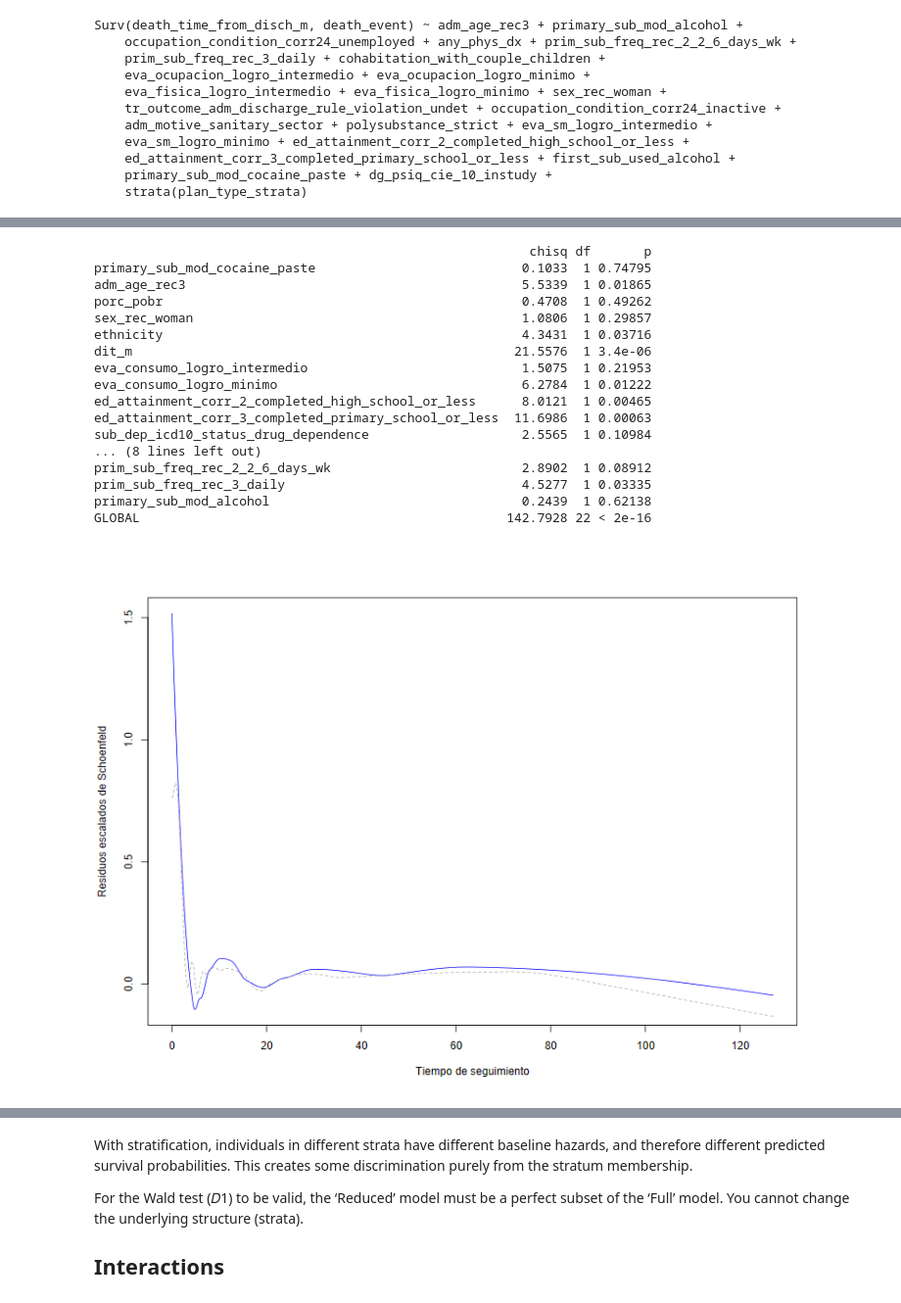
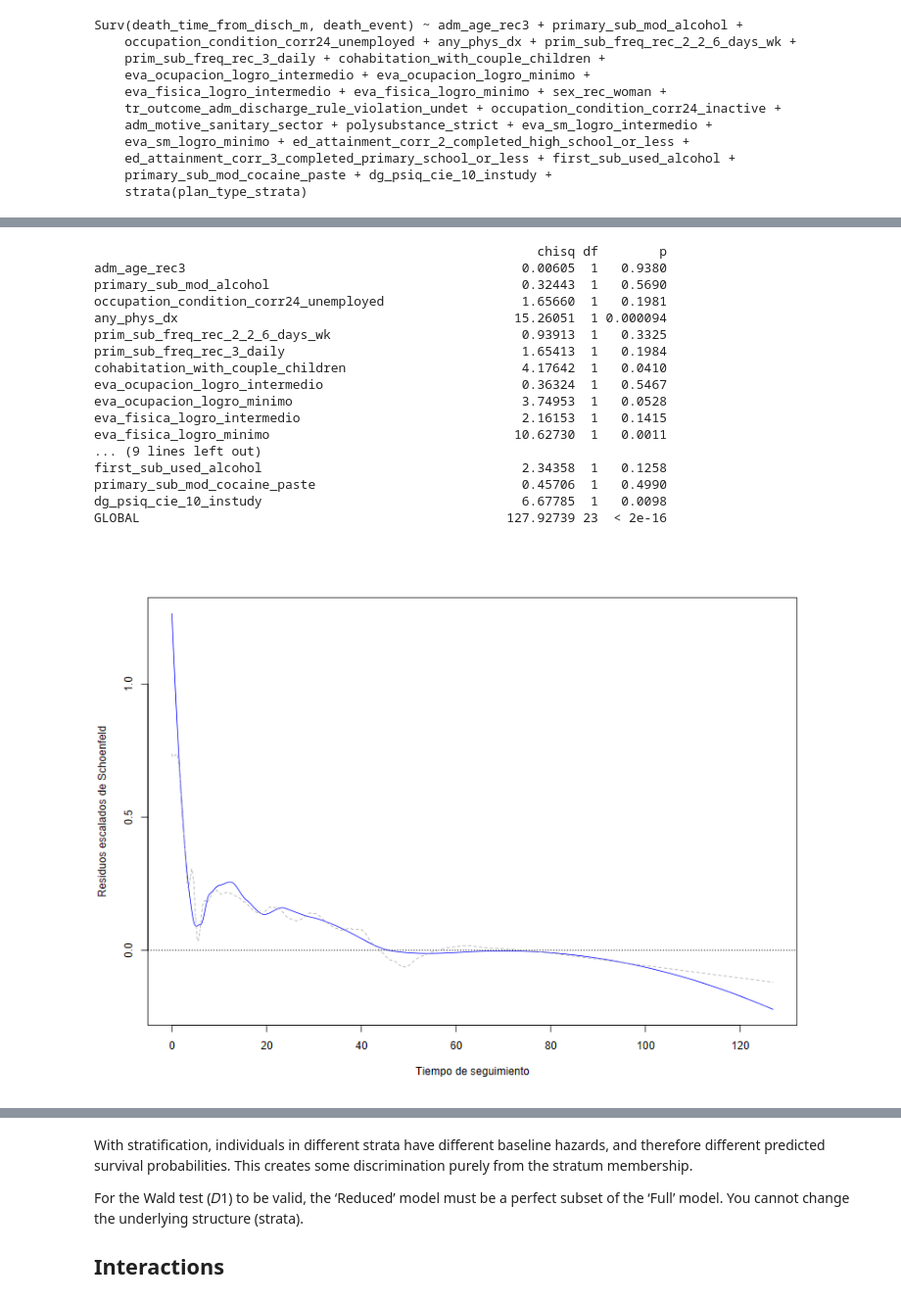
Before and after one commit to FONDECYTACC/cons2025, a Jupyter notebook: prediction24_converted.ipynb, the cells around one changed output, grey strips where cells are left out. Shown at 98% size. Saved outputs shown, nothing was run; the diff lists cells and outputs as text; code cells hidden in the pictures.

```diff
--- a/prediction24_converted.ipynb
+++ b/prediction24_converted.ipynb
@@ -2328,43 +2541,43 @@ GLOBAL                                 33.829 12  0.00072
 # %%
-#| label: shap-criteria-nph2
+#| label: shap-criteria-nph2-death
 
-cox.zph(coxph(formula_shap_readmit_clean, data= py_corrected_datasets[[1]]))
+cox.zph(coxph(formula_shap_ds_death, data= py_corrected_datasets[[1]]))
 # %% [output]
-                                                         chisq df       p
-primary_sub_mod_cocaine_paste                           0.1033  1 0.74795
-adm_age_rec3                                            5.5339  1 0.01865
-porc_pobr                                               0.4708  1 0.49262
-sex_rec_woman                                           1.0806  1 0.29857
-ethnicity                                               4.3431  1 0.03716
-dit_m                                                  21.5576  1 3.4e-06
-eva_consumo_logro_intermedio                            1.5075  1 0.21953
-eva_consumo_logro_minimo                                6.2784  1 0.01222
-ed_attainment_corr_2_completed_high_school_or_less      8.0121  1 0.00465
-ed_attainment_corr_3_completed_primary_school_or_less  11.6986  1 0.00063
-sub_dep_icd10_status_drug_dependence                    2.5565  1 0.10984
-... (8 lines left out)
-prim_sub_freq_rec_2_2_6_days_wk                         2.8902  1 0.08912
-prim_sub_freq_rec_3_daily                               4.5277  1 0.03335
-primary_sub_mod_alcohol                                 0.2439  1 0.62138
-GLOBAL                                                142.7928 22 < 2e-16
+                                                          chisq df        p
+adm_age_rec3                                            0.00605  1   0.9380
+primary_sub_mod_alcohol                                 0.32443  1   0.5690
+occupation_condition_corr24_unemployed                  1.65660  1   0.1981
+any_phys_dx                                            15.26051  1 0.000094
+prim_sub_freq_rec_2_2_6_days_wk                         0.93913  1   0.3325
+prim_sub_freq_rec_3_daily                               1.65413  1   0.1984
+cohabitation_with_couple_children                       4.17642  1   0.0410
+eva_ocupacion_logro_intermedio                          0.36324  1   0.5467
+eva_ocupacion_logro_minimo                              3.74953  1   0.0528
+eva_fisica_logro_intermedio                             2.16153  1   0.1415
+eva_fisica_logro_minimo                                10.62730  1   0.0011
+... (9 lines left out)
+first_sub_used_alcohol                                  2.34358  1   0.1258
+primary_sub_mod_cocaine_paste                           0.45706  1   0.4990
+dg_psiq_cie_10_instudy                                  6.67785  1   0.0098
+GLOBAL                                                127.92739 23  < 2e-16
 # %%
-#| label: shap-criteria-additional-strata
+#| label: shap-criteria-nph4-plot-readm
 
-res <- resid(coxph(formula_shap_readmit_clean, data = py_corrected_datasets[[1]]),
-             "scaledsch")
+res_ds <- resid(coxph(formula_shap_ds_readmit_clean, data = py_corrected_datasets[[1]]),
+                "scaledsch")
 
-time <- as.numeric(rownames(res))
-y <- res[, "tr_outcome_adm_discharge_rule_violation_undet"]
+time <- as.numeric(rownames(res_ds))
+y_ds <- res_ds[, "tr_outcome_adm_discharge_rule_violation_undet"]
 
-z2 <- loess(y ~ time, span = 0.50)
-
+z2_ds <- loess(y_ds ~ time, span = 0.50)
 ord <- order(time)
 
-plot(time[ord], fitted(z2)[ord], type = "l", col = "blue",
-     main = NULL,#"Sch. res. – Completion (Violation of rules of the center)",
-     xlab = "Tiempo de seguimiento", ylab = "Residuos escalados de Schoenfeld")
+plot(time[ord], fitted(z2_ds)[ord], type = "l", col = "blue",
+     xlab = "Tiempo de seguimiento",
+     ylab = "Residuos escalados de Schoenfeld")
+abline(h = 0, lty = 3)
 
-ss <- supsmu(time, y)
-lines(ss$x, ss$y, lty = 2, col = "darkgray")
+ss_ds <- supsmu(time, y_ds)
+lines(ss_ds$x, ss_ds$y, lty = 2, col = "darkgray")
 # %% [output]
-[figure, old version]
+[figure, new version]
```
Also changed, not shown: parts of 33 cells of this notebook, 1 other file.
